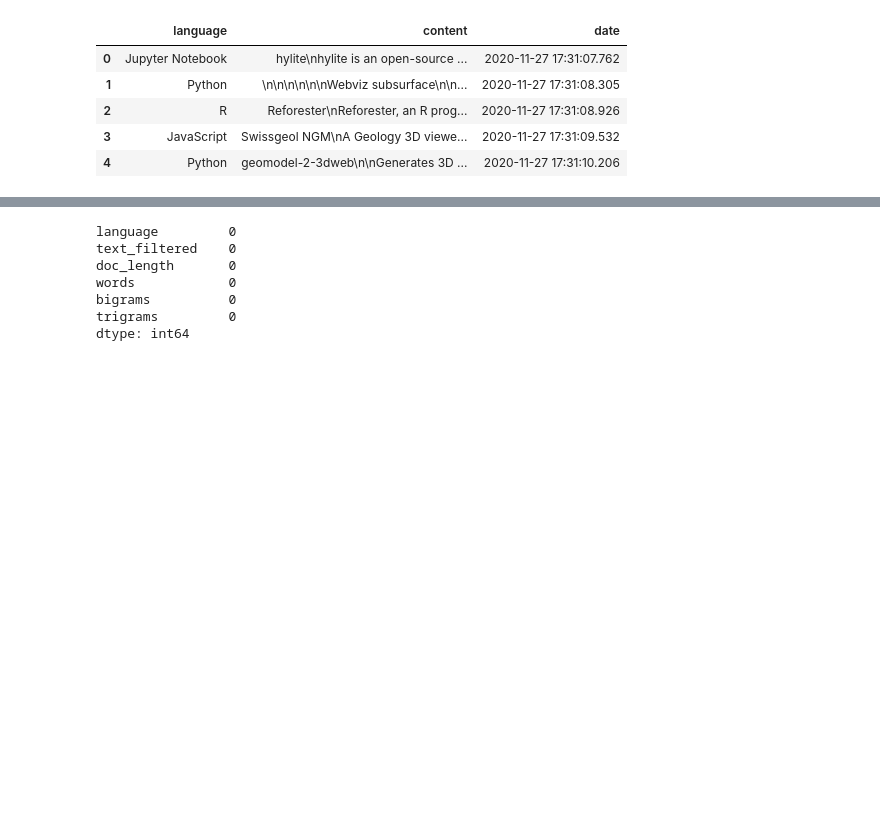
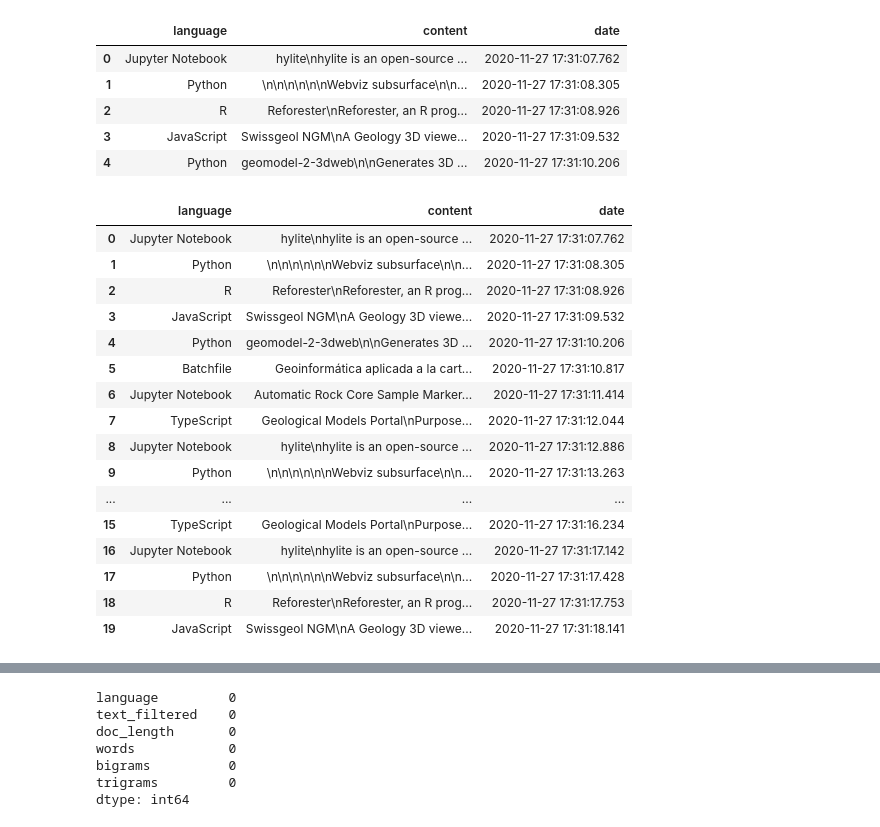
Before and after one commit to CSolitaire/side_projects, a Jupyter notebook: topic_modeling.ipynb, the cells around one changed output, grey strips where cells are left out. Drawn from its saved outputs; the diff is of its cells as text; code cells hidden in the pictures; blank space fills up the shorter version.

```diff
--- a/topic_modeling.ipynb
+++ b/topic_modeling.ipynb
@@ -37,6 +37,26 @@ df.head()
 | 2 | R | Reforester\nReforester, an R prog... | 2020-11-27 17:31:08.926 |
 | 3 | JavaScript | Swissgeol NGM\nA Geology 3D viewe... | 2020-11-27 17:31:09.532 |
 | 4 | Python | geomodel-2-3dweb\n\nGenerates 3D ... | 2020-11-27 17:31:10.206 |
+# %%
+df.head(20)
+# %% [output]
+|  | language | content | date |
+| 0 | Jupyter Notebook | hylite\nhylite is an open-source ... | 2020-11-27 17:31:07.762 |
+| 1 | Python | \n\n\n\n\n\nWebviz subsurface\n\n... | 2020-11-27 17:31:08.305 |
+| 2 | R | Reforester\nReforester, an R prog... | 2020-11-27 17:31:08.926 |
+| 3 | JavaScript | Swissgeol NGM\nA Geology 3D viewe... | 2020-11-27 17:31:09.532 |
+| 4 | Python | geomodel-2-3dweb\n\nGenerates 3D ... | 2020-11-27 17:31:10.206 |
+| 5 | Batchfile | Geoinformática aplicada a la cart... | 2020-11-27 17:31:10.817 |
+| 6 | Jupyter Notebook | Automatic Rock Core Sample Marker... | 2020-11-27 17:31:11.414 |
+| 7 | TypeScript | Geological Models Portal\nPurpose... | 2020-11-27 17:31:12.044 |
+| 8 | Jupyter Notebook | hylite\nhylite is an open-source ... | 2020-11-27 17:31:12.886 |
+| 9 | Python | \n\n\n\n\n\nWebviz subsurface\n\n... | 2020-11-27 17:31:13.263 |
+| ... | ... | ... | ... |
+| 15 | TypeScript | Geological Models Portal\nPurpose... | 2020-11-27 17:31:16.234 |
+| 16 | Jupyter Notebook | hylite\nhylite is an open-source ... | 2020-11-27 17:31:17.142 |
+| 17 | Python | \n\n\n\n\n\nWebviz subsurface\n\n... | 2020-11-27 17:31:17.428 |
+| 18 | R | Reforester\nReforester, an R prog... | 2020-11-27 17:31:17.753 |
+| 19 | JavaScript | Swissgeol NGM\nA Geology 3D viewe... | 2020-11-27 17:31:18.141 |
 # %%
 ###################################### Clean Data Function ###############################
 
```
Also changed, not shown: parts of 42 cells of this notebook.
